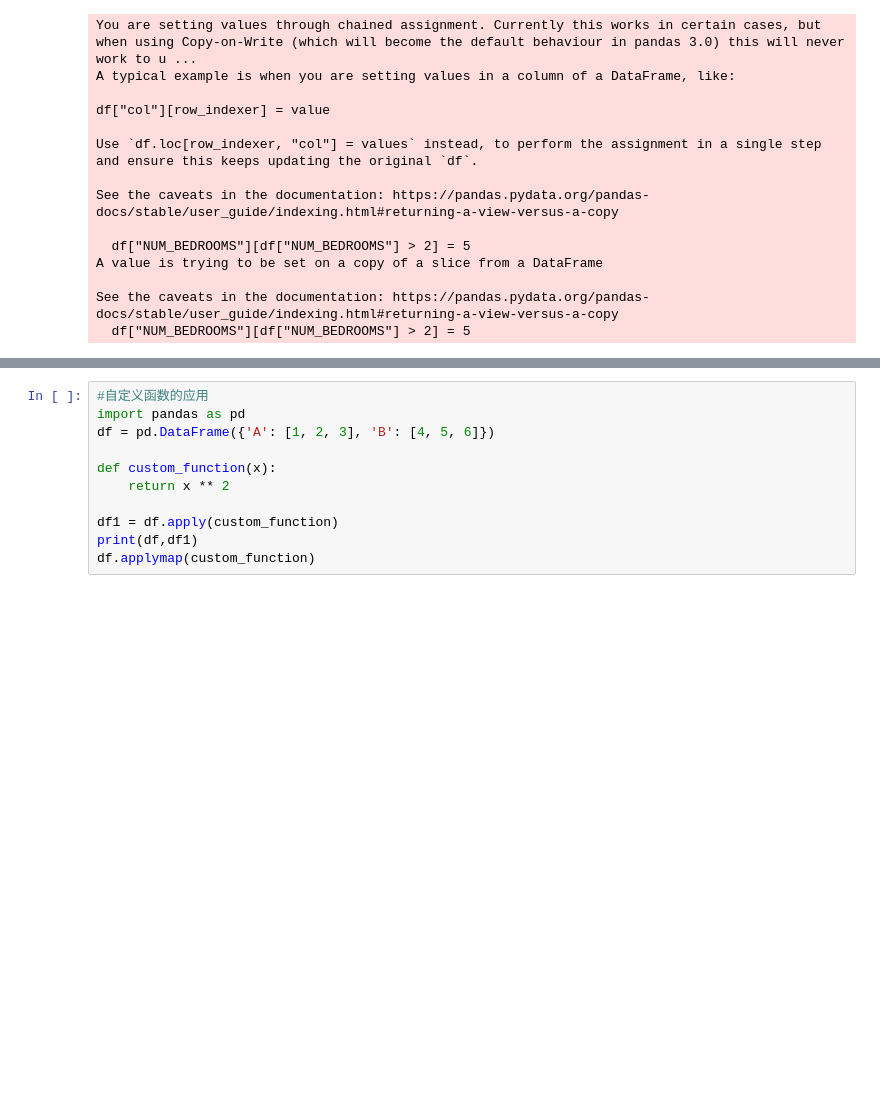
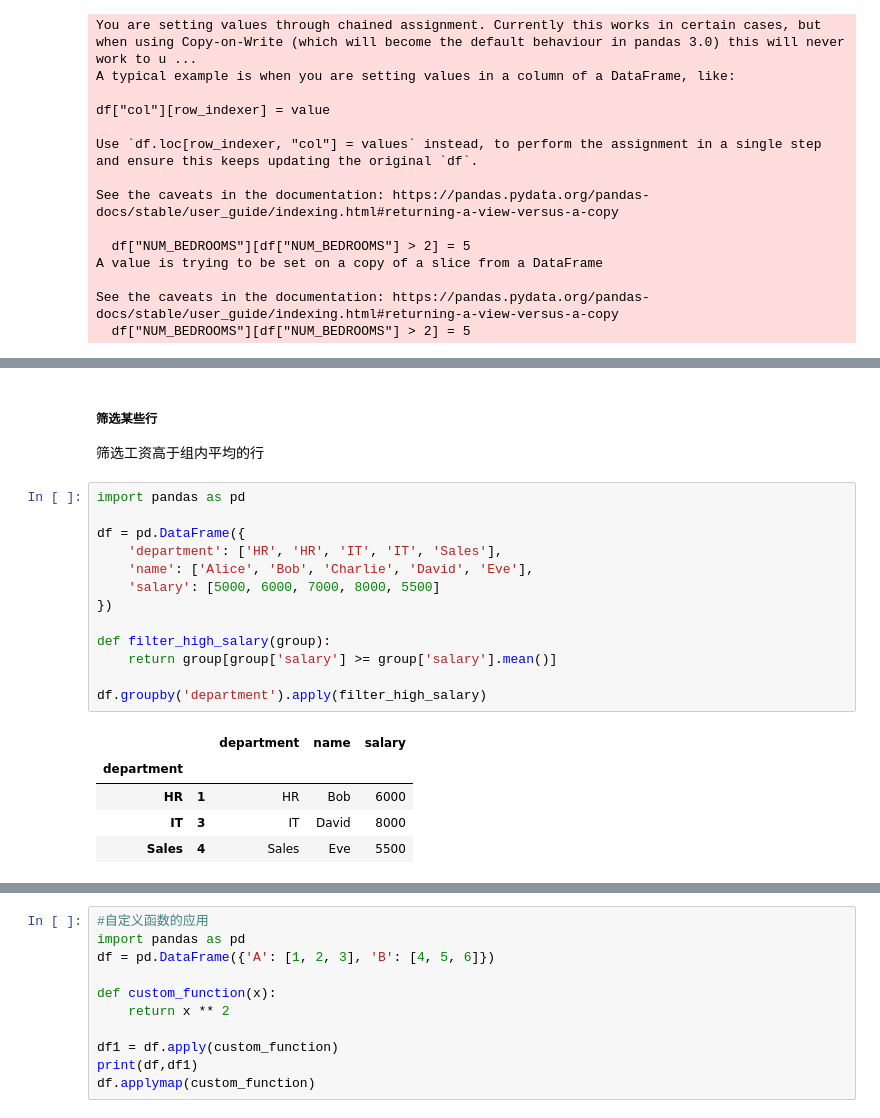
Before and after one commit to lizhi996j/note, a Jupyter notebook: pandas笔记.ipynb, the cells around one changed output, grey strips where cells are left out. Drawn from its saved outputs; the diff is of its cells as text; blank space fills up the shorter version.

```diff
--- a/pandas笔记.ipynb
+++ b/pandas笔记.ipynb
@@ -158,0 +397,22 @@ df.groupby("Department").apply(lambda x: x.sort_values("Salary"))
+# %% [markdown]
+##### 筛选某些行
+筛选工资高于组内平均的行
+# %%
+import pandas as pd
+
+df = pd.DataFrame({
+    'department': ['HR', 'HR', 'IT', 'IT', 'Sales'],
+    'name': ['Alice', 'Bob', 'Charlie', 'David', 'Eve'],
+    'salary': [5000, 6000, 7000, 8000, 5500]
+})
+
+def filter_high_salary(group):
+    return group[group['salary'] >= group['salary'].mean()]
+
+df.groupby('department').apply(filter_high_salary)
+# %% [output]
+|  |  | department | name | salary |
+| department |  |  |  |  |
+| HR | 1 | HR | Bob | 6000 |
+| IT | 3 | IT | David | 8000 |
+| Sales | 4 | Sales | Eve | 5500 |
```
Also changed, not shown: parts of 89 cells of this notebook, 37 other files.
